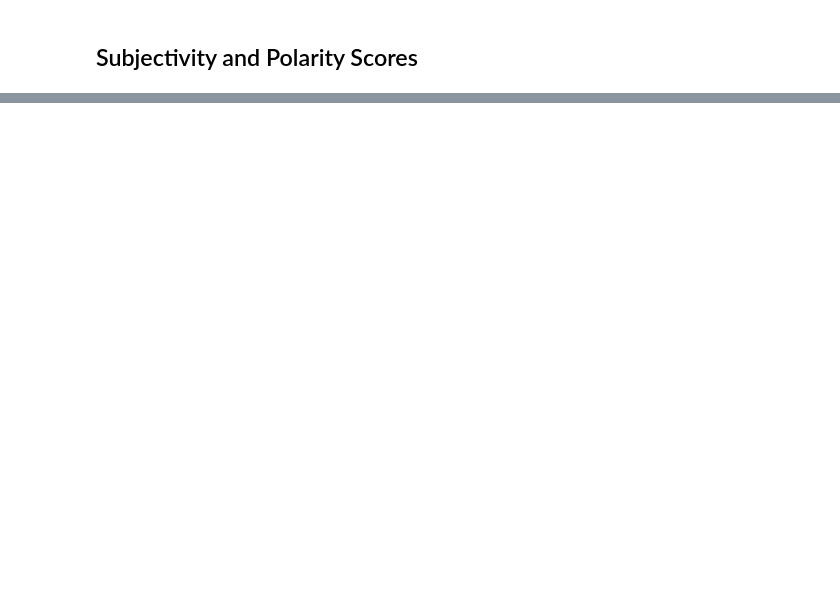
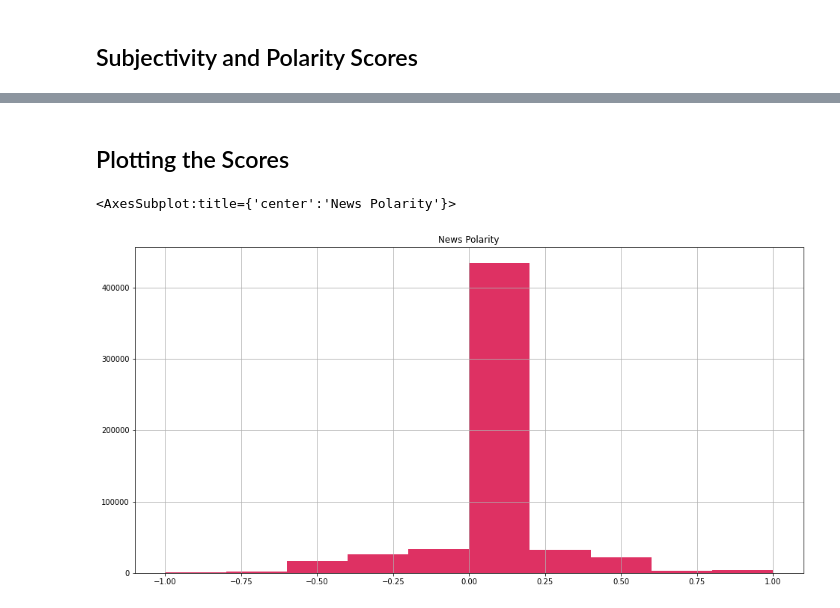
Before and after one commit to Sabyasachi-Seal/StockMarketPrediction, a Jupyter notebook: stockmarketprediction.ipynb, the cells around one changed output, grey strips where cells are left out. Saved outputs shown, nothing was run; the diff lists cells and outputs as text; code cells hidden in the pictures; blank space fills up the shorter version.

```diff
--- a/stockmarketprediction.ipynb
+++ b/stockmarketprediction.ipynb
@@ -445,3 +445,12 @@ hybrid_data.head()
 | 2 | 2017-03-01 | entertainment.hindi.bollywood | You can't miss Sonakshi Sinha's u... | 26.01 | 26.379999 | 25.860001 | 25.9 | 24.324486 | 55900 | neutral | ... |
 | 3 | 2017-03-01 | entertainment.tamil.movies.news | Cheran and Vijay Sethupathi to te... | 26.01 | 26.379999 | 25.860001 | 25.9 | 24.324486 | 55900 | neutral | ... |
 | 4 | 2017-03-01 | entertainment.tamil.movies.news | Sonia Aggarwal to play a cop in h... | 26.01 | 26.379999 | 25.860001 | 25.9 | 24.324486 | 55900 | neutral | ... |
+# %% [markdown]
+## Plotting the Scores
+# %%
+plt.figure(figsize = (16,8))
+plt.title('News Polarity')
+hybrid_data['Polarity'].hist(color = '#DE3163')
+# %% [output]
+<AxesSubplot:title={'center':'News Polarity'}>
+[figure, added]
```
Also changed, not shown: parts of 26 cells of this notebook.
